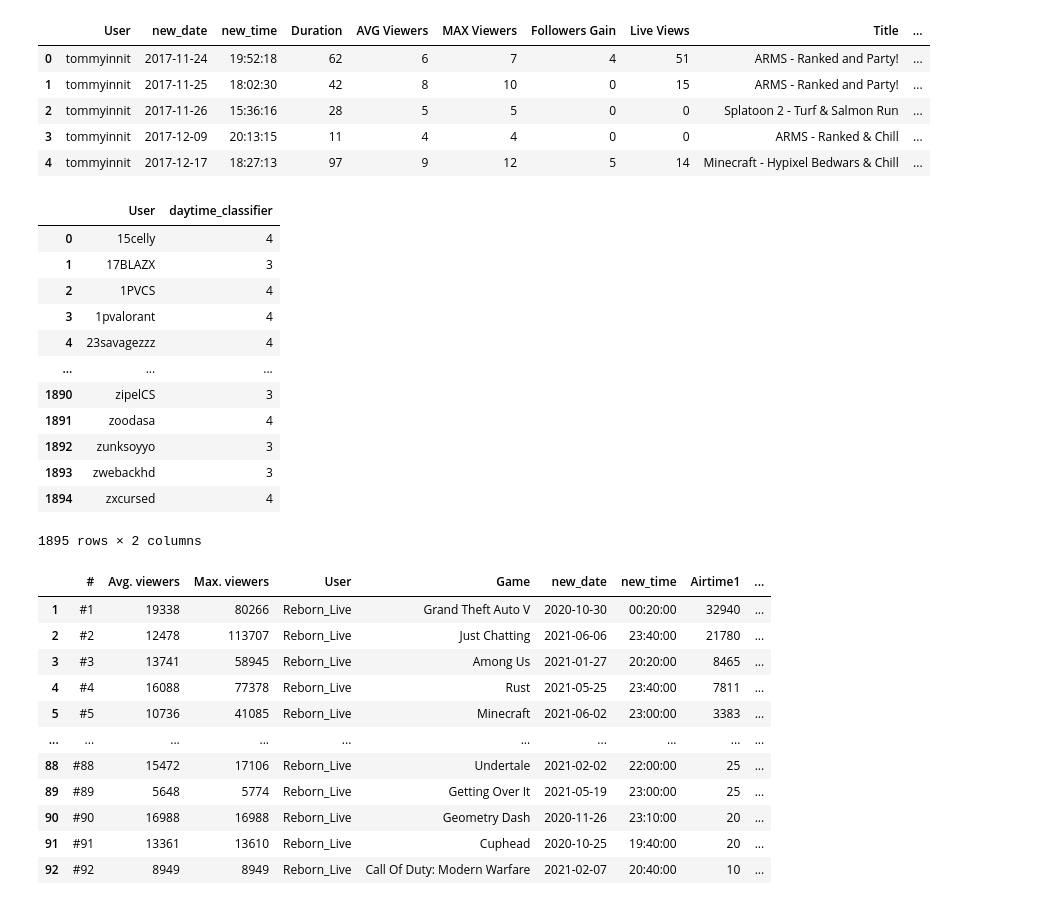
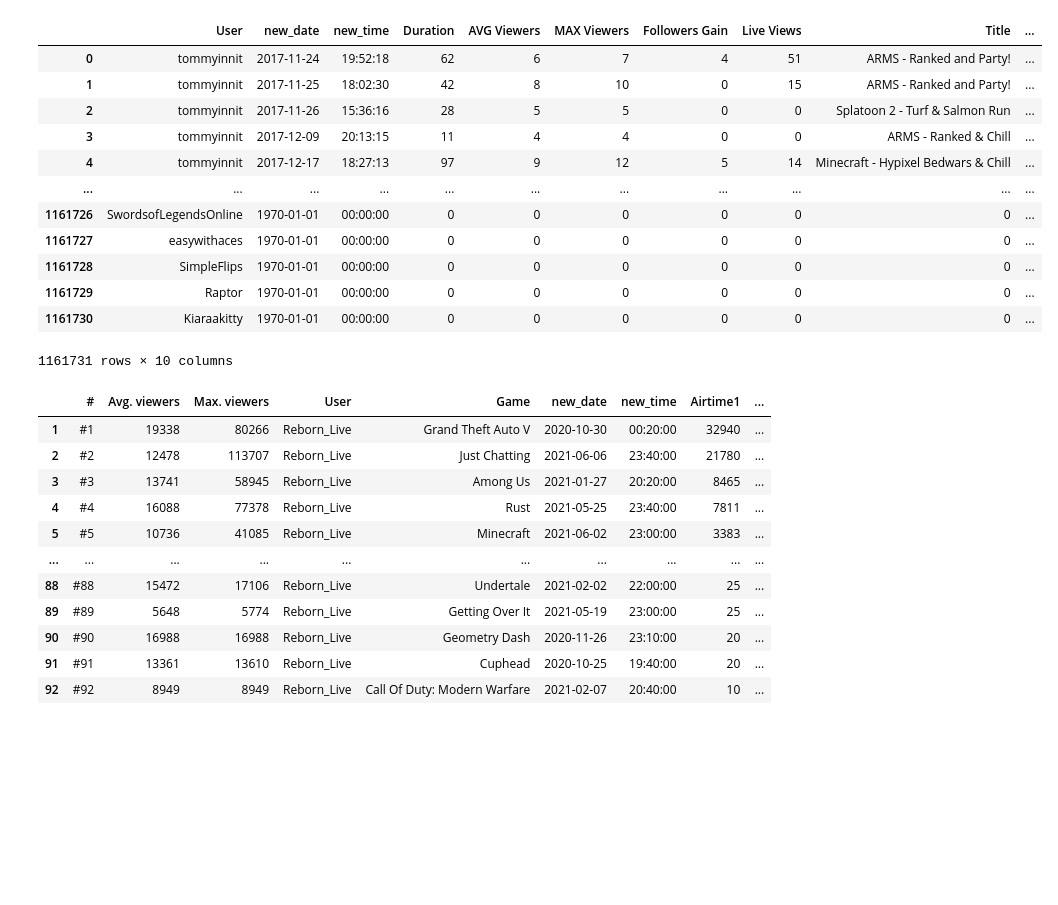
Before and after one commit to Awesimous/StarFish, a Jupyter notebook: notebooks/Untitled.ipynb, the cells around one changed output. Drawn from its saved outputs; the diff is of its cells as text; code cells hidden in the pictures; blank space fills up the shorter version.

```diff
--- a/notebooks/Untitled.ipynb
+++ b/notebooks/Untitled.ipynb
@@ -14,18 +13,19 @@ def lineplot(df, column):
 # %%
-df = pd.read_csv('../StarFish/data/top_2450.csv')
+games_df = pd.read_csv('CSVs/Games_df')
+streams_df = pd.read_csv('../StarFish/data/top_2450.csv')
 # %%
-df['new_date'] = pd.to_datetime(df['new_date'])
-df['month'] = df['new_date'].dt.to_period('M')
-
-def time_assignment(x):
-    '''Support function to classify streams by time when they are on air'''
-    if x == 1.0:
-        return 'morning'
-    elif x == 2.0:
-        return 'afternoon'
-    elif x == 3.0:
-        return 'evening'
-    else:
-        return 'night'
-
-df.daytime_classifier = df.daytime_classifier.apply(lambda x: time_assignment(x))
+streams_df
+# %% [output]
+|  | User | new_date | new_time | Duration | AVG Viewers | MAX Viewers | Followers Gain | Live Views | Title | ... |
+| 0 | tommyinnit | 2017-11-24 | 19:52:18 | 62 | 6 | 7 | 4 | 51 | ARMS - Ranked and Party! | ... |
+| 1 | tommyinnit | 2017-11-25 | 18:02:30 | 42 | 8 | 10 | 0 | 15 | ARMS - Ranked and Party! | ... |
+| 2 | tommyinnit | 2017-11-26 | 15:36:16 | 28 | 5 | 5 | 0 | 0 | Splatoon 2 - Turf & Salmon Run | ... |
+| 3 | tommyinnit | 2017-12-09 | 20:13:15 | 11 | 4 | 4 | 0 | 0 | ARMS - Ranked & Chill | ... |
+| 4 | tommyinnit | 2017-12-17 | 18:27:13 | 97 | 9 | 12 | 5 | 14 | Minecraft - Hypixel Bedwars & Chill | ... |
+| ... | ... | ... | ... | ... | ... | ... | ... | ... | ... | ... |
+| 1161726 | SwordsofLegendsOnline | 1970-01-01 | 00:00:00 | 0 | 0 | 0 | 0 | 0 | 0 | ... |
+| 1161727 | easywithaces | 1970-01-01 | 00:00:00 | 0 | 0 | 0 | 0 | 0 | 0 | ... |
+| 1161728 | SimpleFlips | 1970-01-01 | 00:00:00 | 0 | 0 | 0 | 0 | 0 | 0 | ... |
+| 1161729 | Raptor | 1970-01-01 | 00:00:00 | 0 | 0 | 0 | 0 | 0 | 0 | ... |
+| 1161730 | Kiaraakitty | 1970-01-01 | 00:00:00 | 0 | 0 | 0 | 0 | 0 | 0 | ... |
+1161731 rows × 10 columns
@@ -35,9 +31,0 @@ df = df[df.new_date > '2015-01-01']
-# %%
-df.head()
-# %% [output]
-|  | User | new_date | new_time | Duration | AVG Viewers | MAX Viewers | Followers Gain | Live Views | Title | ... |
-| 0 | tommyinnit | 2017-11-24 | 19:52:18 | 62 | 6 | 7 | 4 | 51 | ARMS - Ranked and Party! | ... |
-| 1 | tommyinnit | 2017-11-25 | 18:02:30 | 42 | 8 | 10 | 0 | 15 | ARMS - Ranked and Party! | ... |
-| 2 | tommyinnit | 2017-11-26 | 15:36:16 | 28 | 5 | 5 | 0 | 0 | Splatoon 2 - Turf & Salmon Run | ... |
-| 3 | tommyinnit | 2017-12-09 | 20:13:15 | 11 | 4 | 4 | 0 | 0 | ARMS - Ranked & Chill | ... |
-| 4 | tommyinnit | 2017-12-17 | 18:27:13 | 97 | 9 | 12 | 5 | 14 | Minecraft - Hypixel Bedwars & Chill | ... |
@@ -46,16 +31,0 @@ df_grouped = df.groupby('User', as_index = False)[['daytime_classifier']].nuniqu
-# %%
-df_grouped
-# %% [output]
-|  | User | daytime_classifier |
-| 0 | 15celly | 4 |
-| 1 | 17BLAZX | 3 |
-| 2 | 1PVCS | 4 |
-| 3 | 1pvalorant | 4 |
-| 4 | 23savagezzz | 4 |
-| ... | ... | ... |
-| 1890 | zipelCS | 3 |
-| 1891 | zoodasa | 4 |
-| 1892 | zunksoyyo | 3 |
-| 1893 | zwebackhd | 3 |
-| 1894 | zxcursed | 4 |
-1895 rows × 2 columns
```
Also changed, not shown: parts of 5 cells of this notebook.
